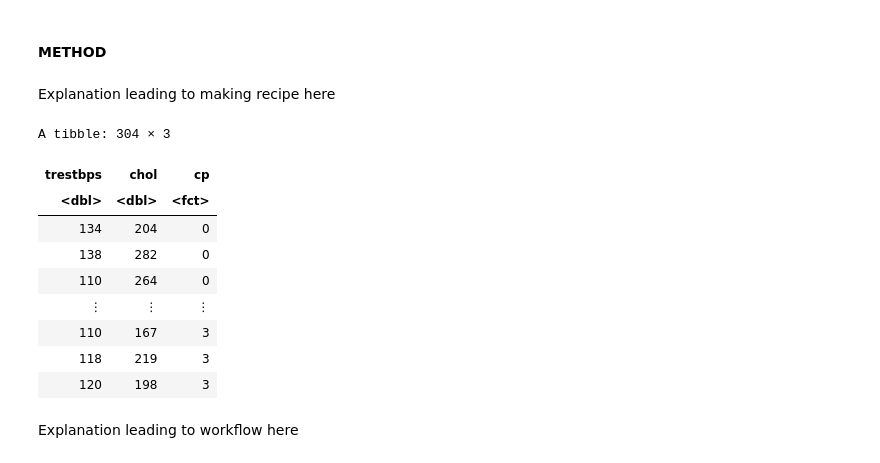
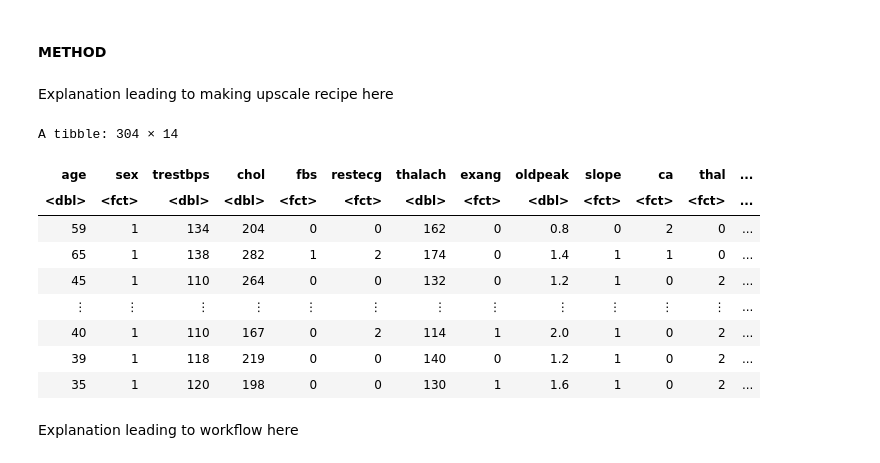
Before and after one commit to beandumplings/dsci_100_group143_project, a Jupyter notebook: Group143_Project.ipynb, the cells around one changed output. Drawn from its saved outputs; the diff is of its cells as text; code cells hidden in the pictures.

```diff
--- a/Group143_Project.ipynb
+++ b/Group143_Project.ipynb
@@ -140,33 +137,25 @@ Lastly, to visualize patients number and their resting blood pressure (testpbs),
 # %% [markdown]
 #### METHOD
 # %% [markdown]
-Explanation leading to making recipe here
+Explanation leading to making upscale recipe here
 # %%
 set.seed(2022)
-#knn_spec <- nearest_neighbor(weight_func = "rectangular", neighbors = tune()) |>
-#            set_engine("kknn") |>
-#            set_mode("classification")
-
-#heart_vfold <- vfold_cv(heart_train, v = 5, strata = cp)
-
-k_vals <- tibble(neighbors = seq(from = 1, to = 100))
-
-# scaling
-upscale_recipe <- recipe(cp ~ trestbps + chol, data = heart_train) |>
+# upscaling
+upscale_recipe <- recipe(cp ~ ., data = heart_train) |>
                 step_upsample(cp, over_ratio = 1, skip = FALSE) |> prep()
 upscaled_data <- upscale_recipe |> bake(heart_train)
 upscaled_data
 # %% [output]
-A tibble: 304 × 3
+A tibble: 304 × 14
-| trestbps | chol | cp |
-| <dbl> | <dbl> | <fct> |
-| 134 | 204 | 0 |
-| 138 | 282 | 0 |
-| 110 | 264 | 0 |
-| ⋮ | ⋮ | ⋮ |
-| 110 | 167 | 3 |
-| 118 | 219 | 3 |
-| 120 | 198 | 3 |
+| age | sex | trestbps | chol | fbs | restecg | thalach | exang | oldpeak | slope | ca | thal | ... |
+| <dbl> | <fct> | <dbl> | <dbl> | <fct> | <fct> | <dbl> | <fct> | <dbl> | <fct> | <fct> | <fct> | ... |
+| 59 | 1 | 134 | 204 | 0 | 0 | 162 | 0 | 0.8 | 0 | 2 | 0 | ... |
+| 65 | 1 | 138 | 282 | 1 | 2 | 174 | 0 | 1.4 | 1 | 1 | 0 | ... |
+| 45 | 1 | 110 | 264 | 0 | 0 | 132 | 0 | 1.2 | 1 | 0 | 2 | ... |
+| ⋮ | ⋮ | ⋮ | ⋮ | ⋮ | ⋮ | ⋮ | ⋮ | ⋮ | ⋮ | ⋮ | ⋮ | ... |
+| 40 | 1 | 110 | 167 | 0 | 2 | 114 | 1 | 2.0 | 1 | 0 | 2 | ... |
+| 39 | 1 | 118 | 219 | 0 | 0 | 140 | 0 | 1.2 | 1 | 0 | 2 | ... |
+| 35 | 1 | 120 | 198 | 0 | 0 | 130 | 1 | 1.6 | 1 | 0 | 2 | ... |
 # %% [markdown]
 Explanation leading to workflow here
 # %%
```
Also changed, not shown: parts of 6 cells of this notebook.
